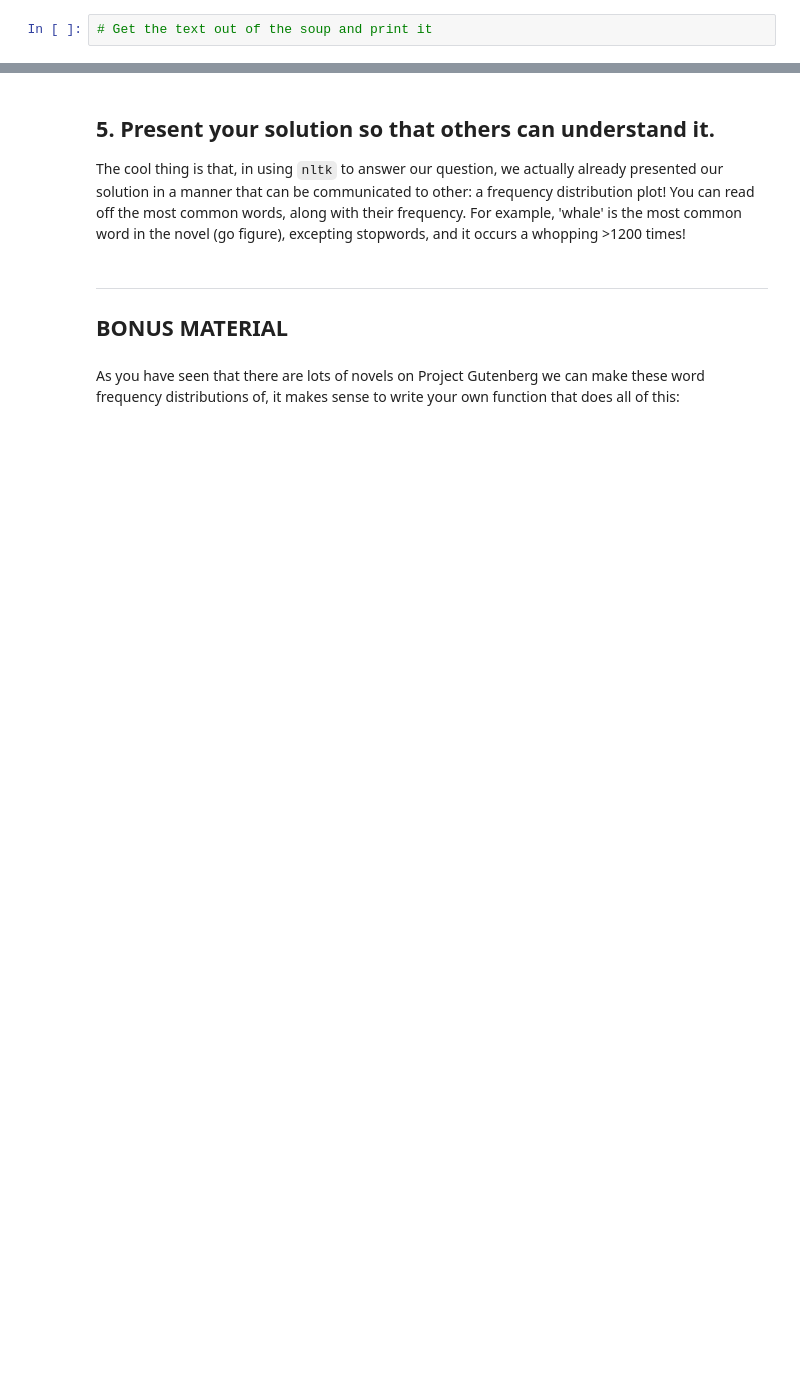
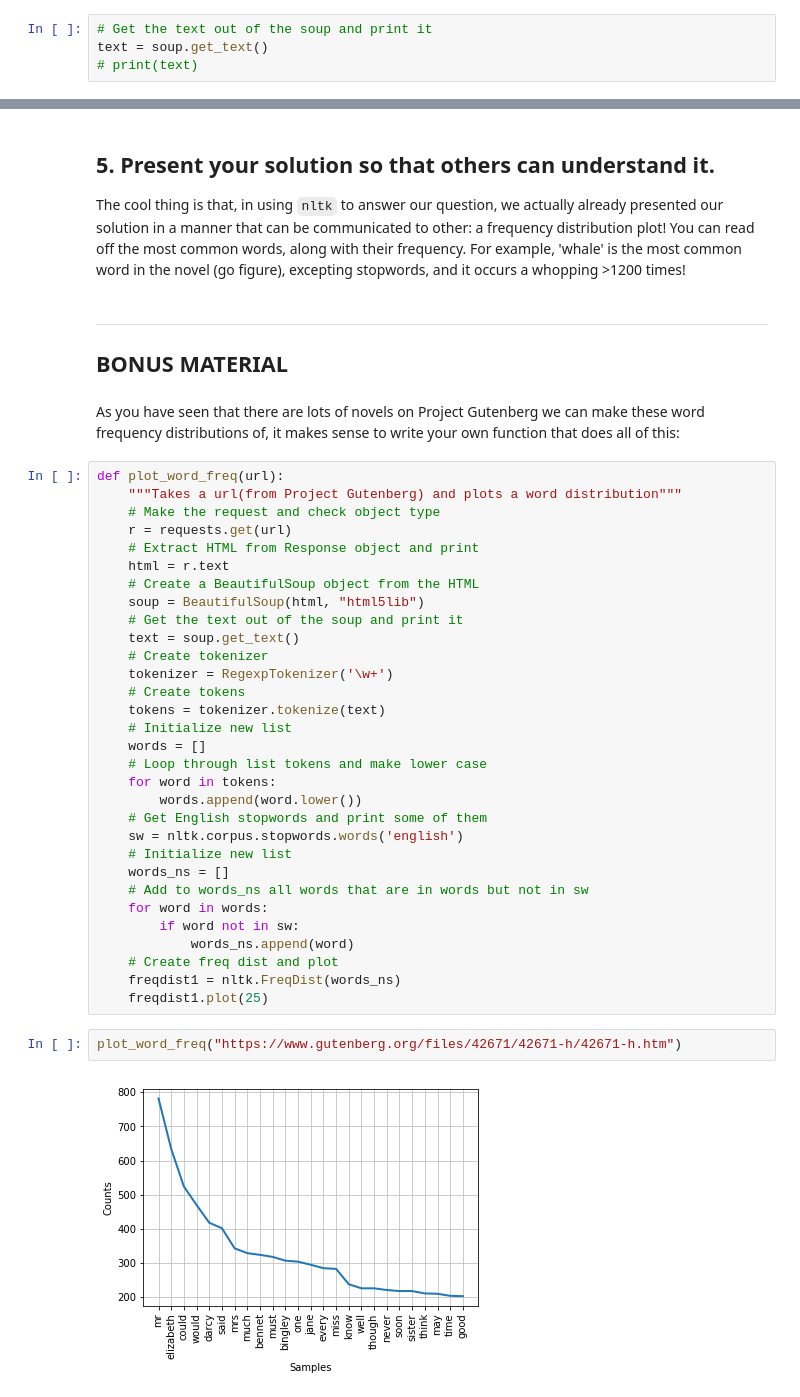
Before and after one commit to datacamp/datacamp_facebook_live_nlp, a Jupyter notebook: NLP_FB_live_coding.ipynb, the cells around one changed output, grey strips where cells are left out. Drawn from its saved outputs; the diff is of its cells as text; blank space fills up the shorter version.

```diff
--- a/NLP_FB_live_coding.ipynb
+++ b/NLP_FB_live_coding.ipynb
@@ -97,6 +126,8 @@ What you want to do is to extract the text from the `soup` and there's a super h
 **TO DO:** Get the text, print it out and have a look at it. Is it what you want?
 # %%
 # Get the text out of the soup and print it
+text = soup.get_text()
+# print(text)
 # %% [markdown]
 Notice that this is now nearly what you want. You'll need to do a bit more work.
 # %% [markdown]
@@ -284,3 +355,38 @@ ___
 ## BONUS MATERIAL
 # %% [markdown]
 As you have seen that there are lots of novels on Project Gutenberg we can make these word frequency distributions of, it makes sense to write your own function that does all of this:
+# %%
+def plot_word_freq(url):
+    """Takes a url(from Project Gutenberg) and plots a word distribution"""
+    # Make the request and check object type
+    r = requests.get(url)
+    # Extract HTML from Response object and print
+    html = r.text
+    # Create a BeautifulSoup object from the HTML
+    soup = BeautifulSoup(html, "html5lib")
+    # Get the text out of the soup and print it
+    text = soup.get_text()
+    # Create tokenizer
+    tokenizer = RegexpTokenizer('\w+')
+    # Create tokens
+    tokens = tokenizer.tokenize(text)
+    # Initialize new list
+    words = []
+    # Loop through list tokens and make lower case
+    for word in tokens:
+        words.append(word.lower())
+    # Get English stopwords and print some of them
+    sw = nltk.corpus.stopwords.words('english')
+    # Initialize new list
+    words_ns = []
+    # Add to words_ns all words that are in words but not in sw
+    for word in words:
+        if word not in sw:
+            words_ns.append(word)
+    # Create freq dist and plot
+    freqdist1 = nltk.FreqDist(words_ns)
+    freqdist1.plot(25)
+# %%
+plot_word_freq("https://www.gutenberg.org/files/42671/42671-h/42671-h.htm")
+# %% [output]
+[figure, added]
```
Also changed, not shown: parts of 19 cells of this notebook.
